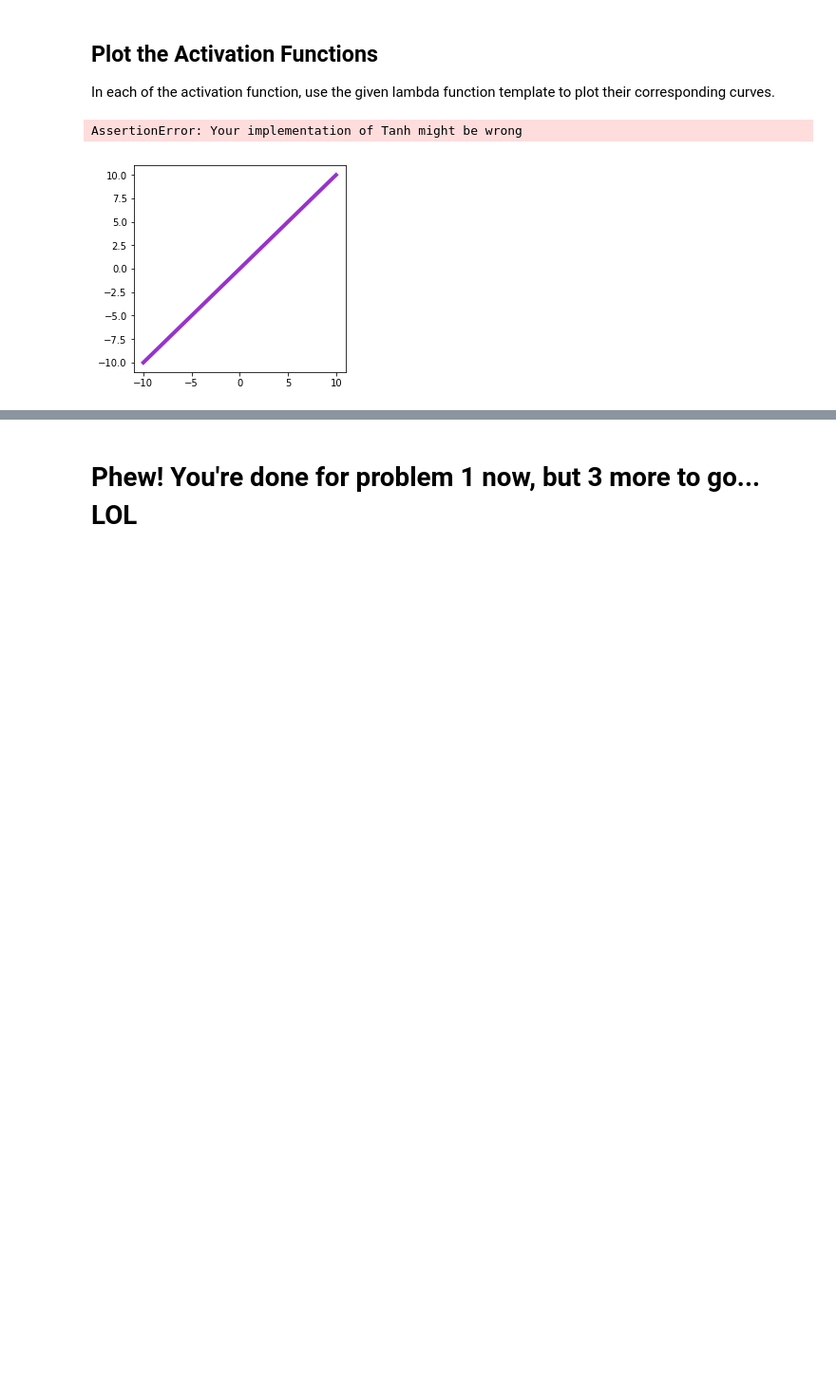
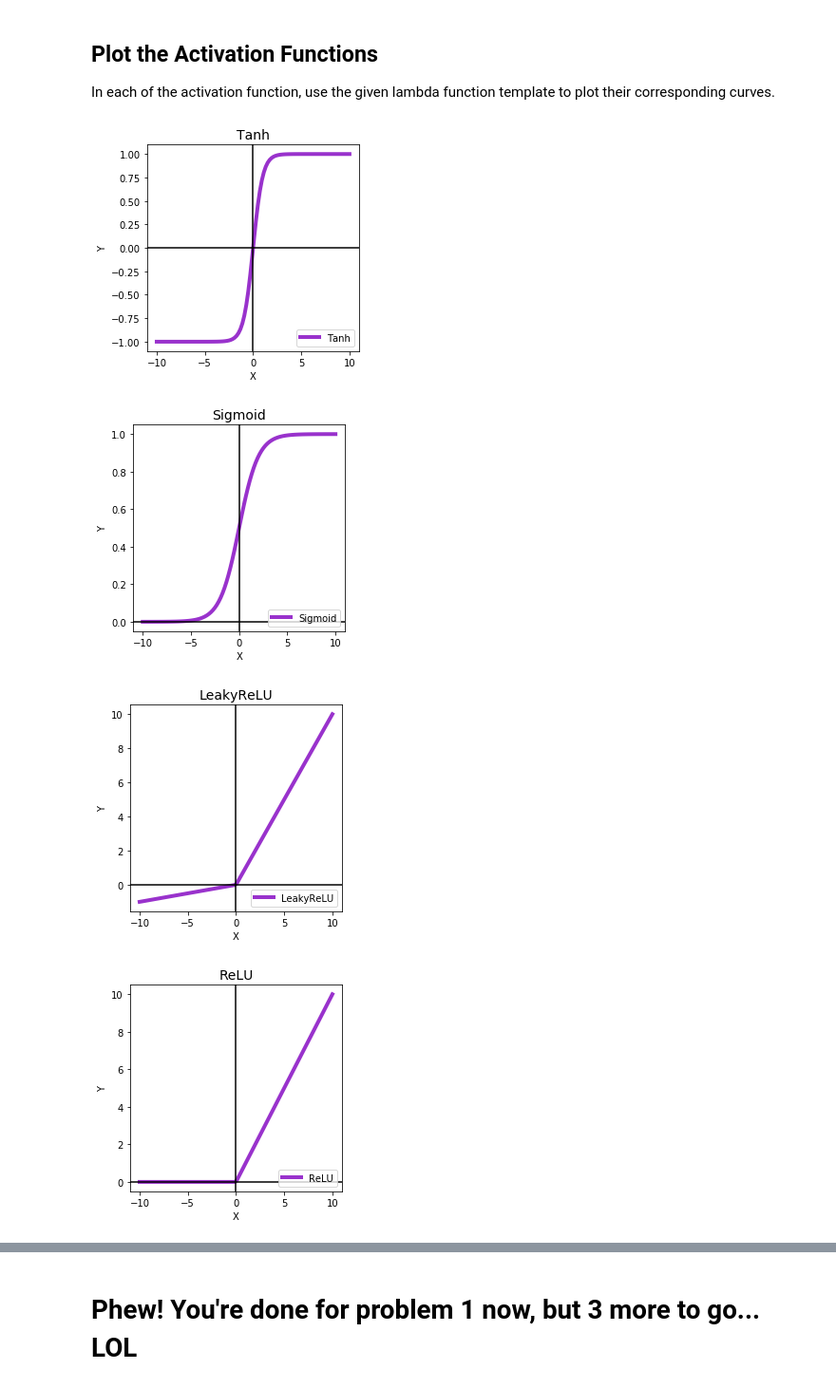
Before and after one commit to kaushalv274/Deep-Learning, a Jupyter notebook: assignment1/Problem_1.ipynb, the cells around one changed output, grey strips where cells are left out. Shown at 95% size. Saved outputs shown, nothing was run; the diff lists cells and outputs as text; code cells hidden in the pictures; blank space fills up the shorter version.

```diff
--- a/assignment1/Problem_1.ipynb
+++ b/assignment1/Problem_1.ipynb
@@ -919,12 +916,12 @@ selu_scale = 1.0507
 #########################
 ####### YOUR CODE #######
 #########################
-sigmoid = lambda x: x
-leaky_relu = lambda x: x
-relu = lambda x: x
-elu = lambda x: x
-selu = lambda x: x
-tanh = lambda x: x
+sigmoid = lambda x: 1/(1+np.exp(-x))
+leaky_relu = lambda y : np.array([x if x>0 else alpha*x for x in y])
+relu = lambda y : np.array([x if x>0 else 0 for x in y])
+elu = lambda y : np.array([x if x>0 else elu_alpha*(np.exp(x)-1) for x in y])
+selu = lambda y : np.array([selu_scale*x if x>0 else selu_scale*selu_alpha*(np.exp(x)-1) for x in y])
+tanh = lambda x: (np.exp(2*x) -1) / (np.exp(2*x) +1)
 #########################
 ### END OF YOUR CODE ####
 #########################
@@ -940,32 +937,34 @@ activations = {
 
 # Ground Truth activations
 GT_Act = {
     "Sigmoid": [0.00669285092428, 0.0200575365379, 0.0585369028744, 0.158869104881, 0.364576440742,
                 0.635423559258, 0.841130895119, 0.941463097126, 0.979942463462, 0.993307149076],
     "LeakyReLU": [-0.5, -0.388888888889, -0.277777777778, -0.166666666667, -0.0555555555556,
                   0.555555555556, 1.66666666667, 2.77777777778, 3.88888888889, 5.0],
     "ReLU": [-0.0, -0.0, -0.0, -0.0, -0.0, 0.555555555556, 1.66666666667, 2.77777777778, 3.88888888889, 5.0],
     "ELU": [-0.4966310265, -0.489765962143, -0.468911737989, -0.405562198581, -0.213123289631,
             0.555555555556, 1.66666666667, 2.77777777778, 3.88888888889, 5.0],
     "SeLU": [-1.74618571868, -1.72204772347, -1.64872296837, -1.42598202974, -0.749354802287,
              0.583722222222, 1.75116666667, 2.91861111111, 4.08605555556, 5.2535],
     "Tanh": [-0.999909204263, -0.999162466631, -0.992297935288, -0.931109608668, -0.504672397722,
              0.504672397722, 0.931109608668, 0.992297935288, 0.999162466631, 0.999909204263]
 }
 
 for label in activations:
     fig = plt.figure(figsize=(4,4))
     ax = fig.add_subplot(1, 1, 1)
     ax.plot(X, activations[label](X), color='darkorchid', lw=lw, label=label)
     assert rel_error(activations[label](XS), GT_Act[label]) < 1e-9, \
            "Your implementation of {} might be wrong".format(label)
     ax.legend(loc="lower right")
     ax.axhline(0, color='black')
     ax.axvline(0, color='black')
     ax.set_title('{}'.format(label), fontsize=14)
     plt.xlabel(r"X")
     plt.ylabel(r"Y")
     plt.show()
 # %% [output]
-AssertionError: Your implementation of Tanh might be wrong
-[figure, old version]
+[figure, new version]
+[figure, added]
+[figure, added]
+[figure, added]
```
Also changed, not shown: parts of 2 cells of this notebook.
